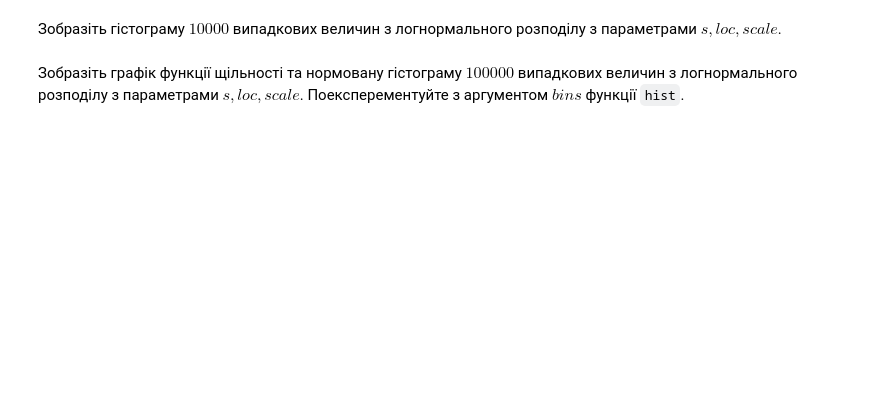
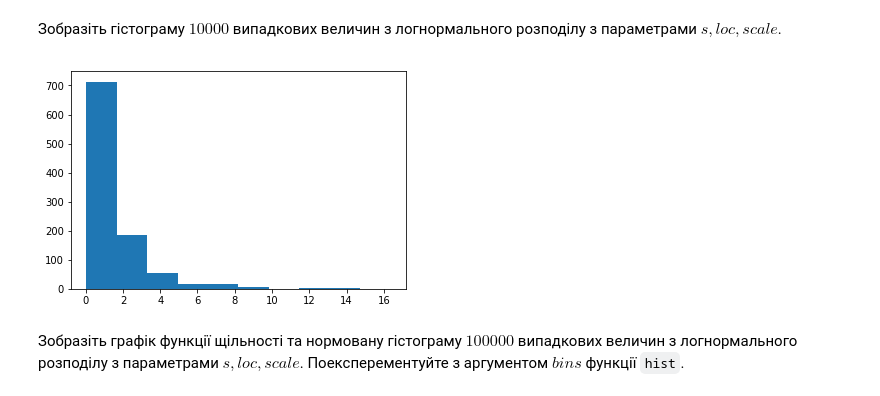
Before and after one commit to mikke-172/probability_homework5, a Jupyter notebook: Домашня робота 5.ipynb, the cells around one changed output. Saved outputs shown, nothing was run; the diff lists cells and outputs as text; code cells hidden in the pictures; blank space fills up the shorter version.

```diff
--- a/Домашня робота 5.ipynb
+++ b/Домашня робота 5.ipynb
@@ -59,2 +113,9 @@ x2 = np.arange(-1, 5.01, 0.01)
+# %%
+# Місце для Вашого коду
+lnorm_rvs = lognorm.rvs(s, loc=loc, scale=scale, size=1000)
+plt.hist(lnorm_rvs)
+plt.show()
+# %% [output]
+[figure, added]
 # %% [markdown]
 Зобразіть графік функції щільності та нормовану гістограму $100000$ випадкових величин з логнормального розподілу з параметрами $s, loc, scale$. Поексперементуйте з аргументом $bins$ функції `hist`.
```
Also changed, not shown: parts of 38 cells of this notebook.
